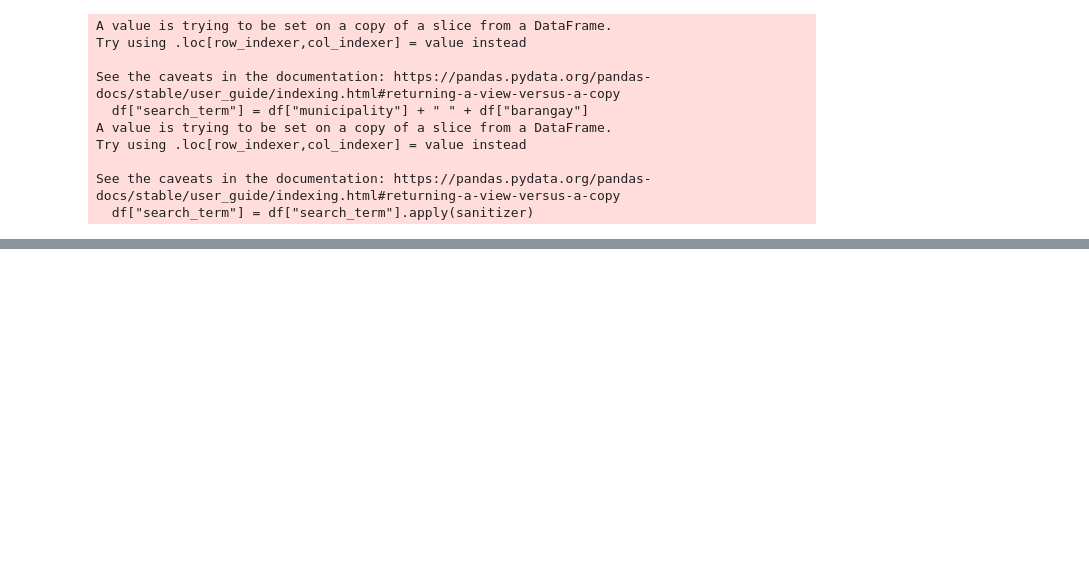
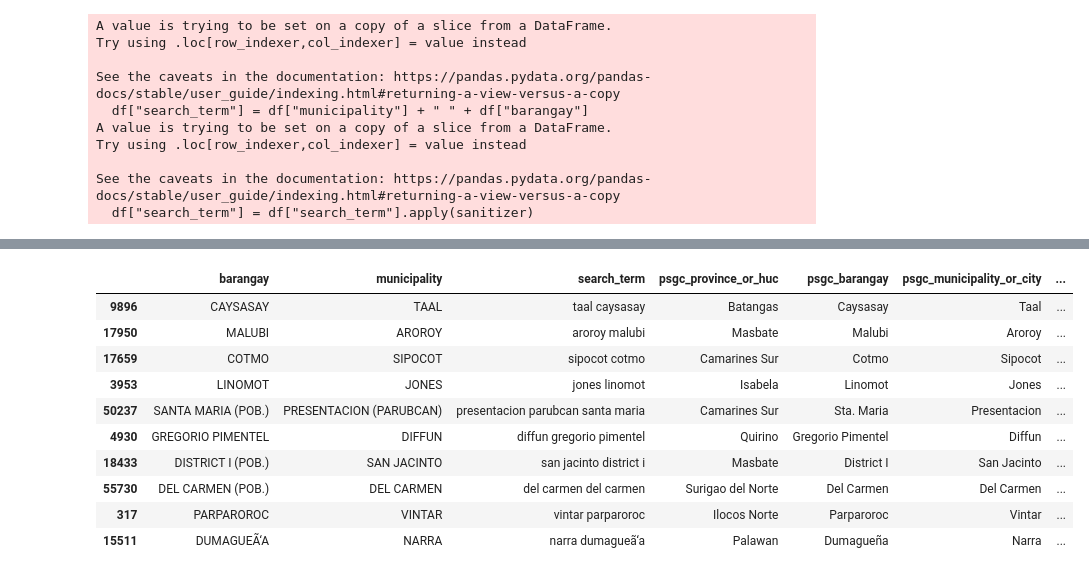
Before and after one commit to bendlikeabamboo/pap-datalab, a Jupyter notebook: notebooks/deped_basic_ed_instutions_uth.ipynb, the cells around one changed output, grey strips where cells are left out. Drawn from its saved outputs; the diff is of its cells as text; code cells hidden in the pictures; blank space fills up the shorter version.

```diff
--- a/notebooks/fuzzymatch.ipynb
+++ b/notebooks/deped_basic_ed_instutions_uth.ipynb
@@ -1446,0 +1624,11 @@ bed_df_c[slim_view].sample(10)
+# %%
+r3_nc_search = partial(
+    search,
+    match_hooks=["municipality", "barangay"],
+    threshold=70,
+    n=1,
+    search_sanitizer=r3_sanitizer,
+    fuzz_base=fuzz_base
+)
+# %%
+bed_df_nc = create_search_term_col(df=bed_df_nc, sanitizer=r3_sanitizer)
@@ -1446,0 +1646,2 @@ bed_df_c[slim_view].sample(10)
+# %%
+bed_df_nc["match"] = bed_df_nc["search_term"].apply(r3_nc_search)
@@ -1446,0 +1654,2 @@ bed_df_c[slim_view].sample(10)
+# %%
+bed_df_nc = create_psgc_columns_from_match(df=bed_df_nc, match_on_column="match")
@@ -1446,0 +1674,14 @@ bed_df_c[slim_view].sample(10)
+# %%
+bed_df_nc[slim_view].sample(10)
+# %% [output]
+|  | barangay | municipality | search_term | psgc_province_or_huc | psgc_barangay | psgc_municipality_or_city | ... |
+| 9896 | CAYSASAY | TAAL | taal caysasay | Batangas | Caysasay | Taal | ... |
+| 17950 | MALUBI | AROROY | aroroy malubi | Masbate | Malubi | Aroroy | ... |
+| 17659 | COTMO | SIPOCOT | sipocot cotmo | Camarines Sur | Cotmo | Sipocot | ... |
+| 3953 | LINOMOT | JONES | jones linomot | Isabela | Linomot | Jones | ... |
+| 50237 | SANTA MARIA (POB.) | PRESENTACION (PARUBCAN) | presentacion parubcan santa maria | Camarines Sur | Sta. Maria | Presentacion | ... |
+| 4930 | GREGORIO PIMENTEL | DIFFUN | diffun gregorio pimentel | Quirino | Gregorio Pimentel | Diffun | ... |
+| 18433 | DISTRICT I (POB.) | SAN JACINTO | san jacinto district i | Masbate | District I | San Jacinto | ... |
+| 55730 | DEL CARMEN (POB.) | DEL CARMEN | del carmen del carmen | Surigao del Norte | Del Carmen | Del Carmen | ... |
+| 317 | PARPAROROC | VINTAR | vintar parparoroc | Ilocos Norte | Parparoroc | Vintar | ... |
+| 15511 | DUMAGUEÃ‘A | NARRA | narra dumagueã‘a | Palawan | Dumagueña | Narra | ... |
```
Also changed, not shown: parts of 24 cells of this notebook, 4 other files.
